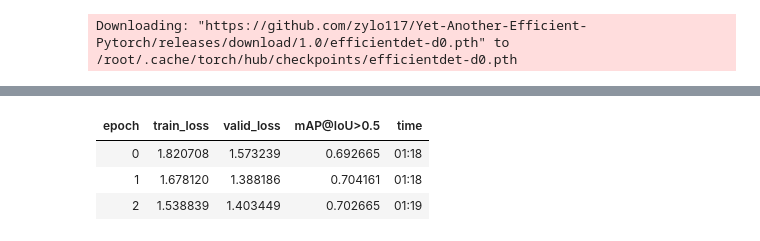
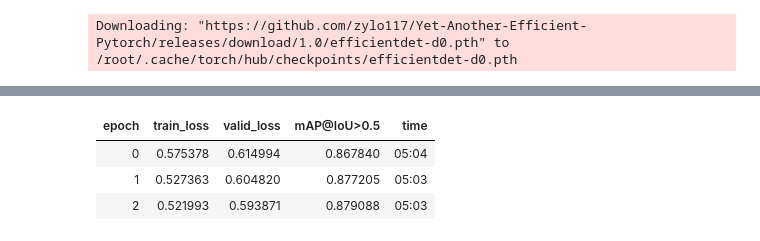
Before and after one commit to rbrtwlz/fastai_object_detection, a Jupyter notebook: notebooks/05_learners.ipynb, the cells around one changed output, grey strips where cells are left out. Saved outputs shown, nothing was run; the diff lists cells and outputs as text; code cells hidden in the pictures.

```diff
--- a/notebooks/05_learners.ipynb
+++ b/notebooks/05_learners.ipynb
@@ -259,7 +271,7 @@ class efficientdet_learner(ObjDetLearner):
 from fastai_object_detection.dataloaders import ObjectDetectionDataLoaders
 from fastai_object_detection.datasets import CocoData
 # %%
-path,df = CocoData.create("coco-person", cat_list=["person"], max_images=1000)
+path,df = CocoData.create("coco-person", cat_list=["person"], max_images=2000, with_mask=True)
 df.head(2)
 # %% [output]
 Creating folders.
@@ -313,0 +376,4 @@ learn.fit_one_cycle(5, 1e-04)
+# %%
+dls = ObjectDetectionDataLoaders.from_df(df, valid_pct=0.1, bs=2,
+                                        item_tfms=[Resize(800, method='pad', pad_mode='zeros')],
+                                        batch_tfms=[Normalize.from_stats(*imagenet_stats)])
@@ -314 +384,6 @@ learn.fit_one_cycle(5, 1e-04)
+# %%
+learn = maskrcnn_learner(dls, maskrcnn_resnet50,
+                         opt_func=sgd_90, lr=0.005, wd=0.0005, train_bn=False,
+                         metrics=[mAP_at_IoU50])
+learn.freeze()
 # %%
@@ -316,7 +395,7 @@ learn.unfreeze()
 # %%
-learn.fit_one_cycle(3, 1e-04)
+learn.fit_one_cycle(3, 8.3e-04)
 # %% [output]
 | epoch | train_loss | valid_loss | mAP@IoU>0.5 | time |
-| 0 | 1.820708 | 1.573239 | 0.692665 | 01:18 |
-| 1 | 1.678120 | 1.388186 | 0.704161 | 01:18 |
-| 2 | 1.538839 | 1.403449 | 0.702665 | 01:19 |
+| 0 | 0.575378 | 0.614994 | 0.867840 | 05:04 |
+| 1 | 0.527363 | 0.604820 | 0.877205 | 05:03 |
+| 2 | 0.521993 | 0.593871 | 0.879088 | 05:03 |
```
Also changed, not shown: parts of 22 cells of this notebook, 8 other files.
